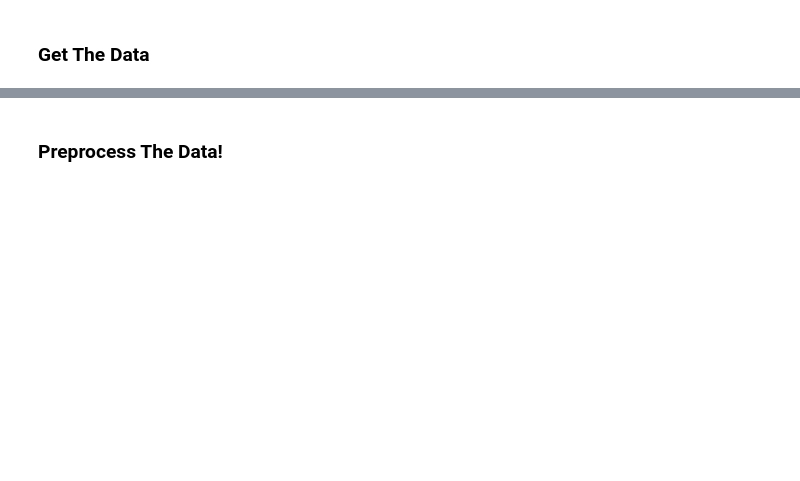
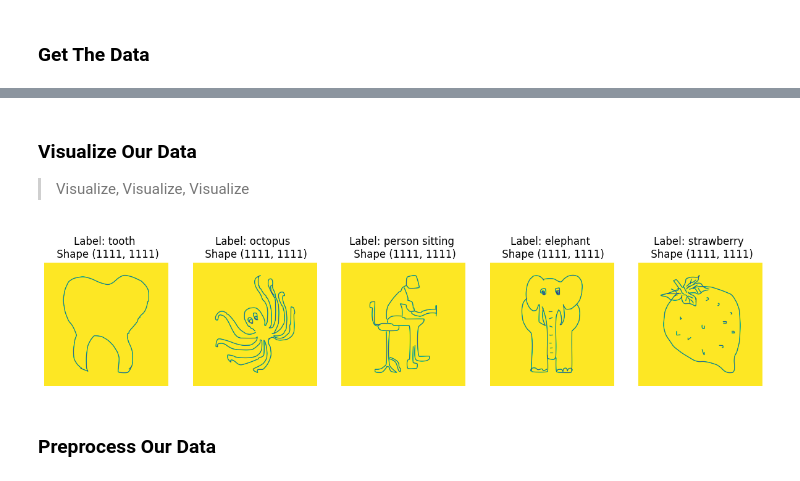
Before and after one commit to supermarios77/DoodleIt, a Jupyter notebook: Machine Learning/DoodleIt.ipynb, the cells around one changed output, grey strips where cells are left out. Cells and saved outputs as stored; diff of their text form; code cells hidden in the pictures; blank space fills up the shorter version.

```diff
--- a/Machine Learning/DoodleIt.ipynb
+++ b/Machine Learning/DoodleIt.ipynb
@@ -55,0 +74,6 @@ unzip_data('/content/Drive/MyDrive/DoodleItDataset.zip')
+# %%
+# Initialize lists to store the paths of images and their corresponding labels
+
+all_images = []
+
+all_labels = []
@@ -55,0 +96,4 @@ unzip_data('/content/Drive/MyDrive/DoodleItDataset.zip')
+# %%
+# Perform the train-test split
+
+train_images, test_images, train_labels, test_labels = train_test_split(all_images, all_labels, test_size=0.2, random_state=42)
@@ -56,2 +153,41 @@ unzip_data('/content/Drive/MyDrive/DoodleItDataset.zip')
+# %% [markdown]
+### **Visualize Our Data**
+
+> Visualize, Visualize, Visualize
+# %%
+import matplotlib.pyplot as plt
+import matplotlib.image as mpimg
+import random
+
+# Create a function to display random images with labels
+
+def display_random_images(images, labels, num_images=5):
+
+    plt.figure(figsize=(15, 5))
+
+    for i in range(num_images):
+
+        # Select a random index
+        index = random.randint(0, len(images) - 1)
+
+        # Load and display the image
+
+        img = mpimg.imread(images[index])
+
+        plt.subplot(1, num_images, i + 1)
+
+        plt.imshow(img)
+
+        plt.title(f'Label: {labels[index]} \n Shape {img.shape}')
+
+        plt.axis('off')
+
+    plt.show()
+# %%
+# Display random images from the training set
+
+display_random_images(train_images, train_labels)
+# %% [output]
+[figure, added]
 # %% [markdown]
-### **Preprocess The Data!**
+### **Preprocess Our Data**
```
Also changed, not shown: parts of 30 cells of this notebook.
